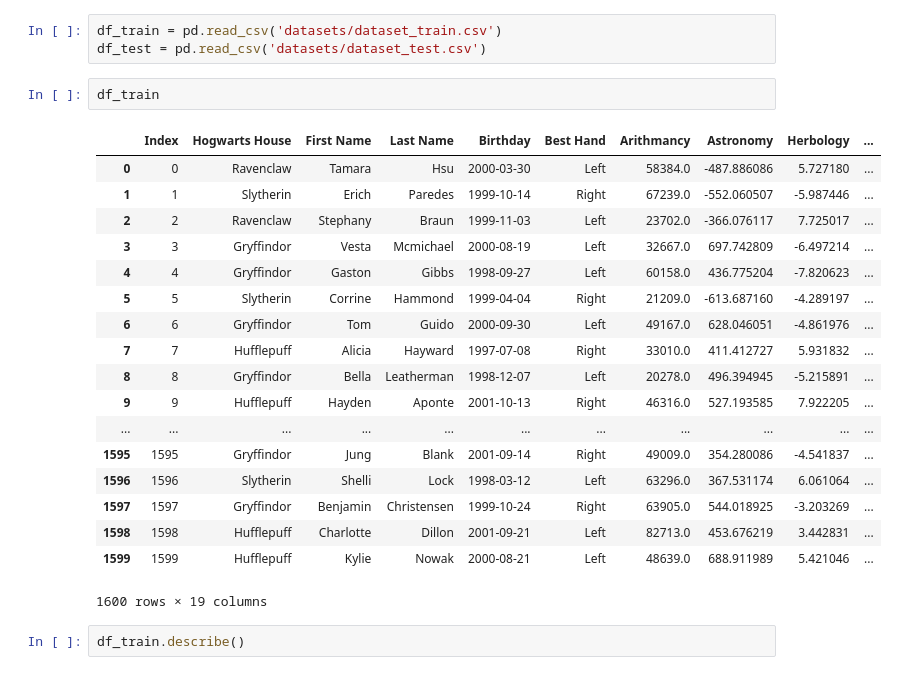
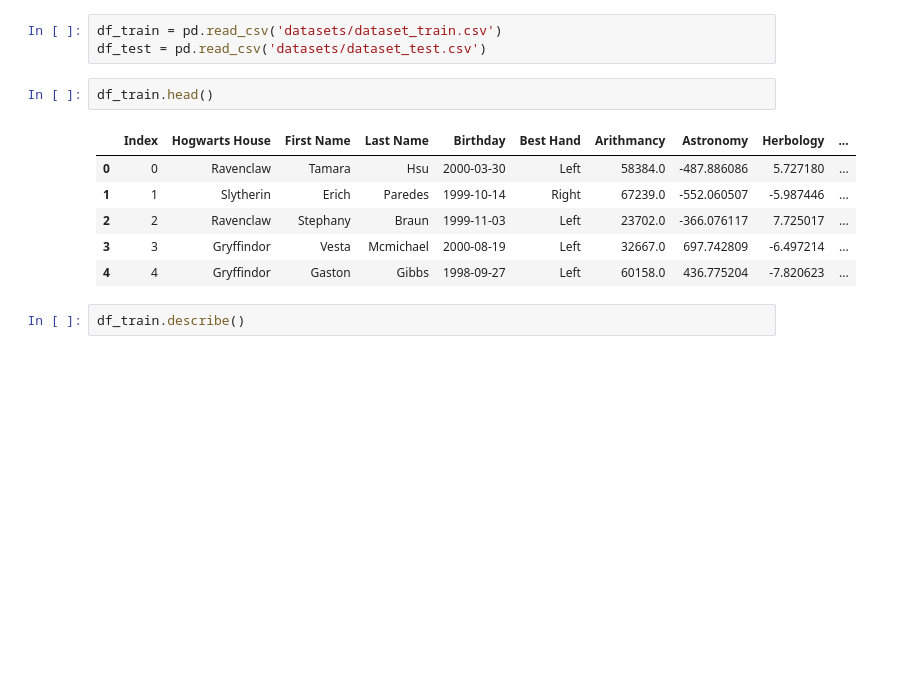
Before and after one commit to Sladge17/logistic_regression, a Jupyter notebook: logistic_regression.ipynb, the cells around one changed output. Saved outputs shown, nothing was run; the diff lists cells and outputs as text; blank space fills up the shorter version.

```diff
--- a/logistic_regression.ipynb
+++ b/logistic_regression.ipynb
@@ -5,26 +5,14 @@ import pandas as pd
 df_train = pd.read_csv('datasets/dataset_train.csv')
 df_test = pd.read_csv('datasets/dataset_test.csv')
 # %%
-df_train
+df_train.head()
 # %% [output]
 |  | Index | Hogwarts House | First Name | Last Name | Birthday | Best Hand | Arithmancy | Astronomy | Herbology | ... |
 | 0 | 0 | Ravenclaw | Tamara | Hsu | 2000-03-30 | Left | 58384.0 | -487.886086 | 5.727180 | ... |
 | 1 | 1 | Slytherin | Erich | Paredes | 1999-10-14 | Right | 67239.0 | -552.060507 | -5.987446 | ... |
 | 2 | 2 | Ravenclaw | Stephany | Braun | 1999-11-03 | Left | 23702.0 | -366.076117 | 7.725017 | ... |
 | 3 | 3 | Gryffindor | Vesta | Mcmichael | 2000-08-19 | Left | 32667.0 | 697.742809 | -6.497214 | ... |
 | 4 | 4 | Gryffindor | Gaston | Gibbs | 1998-09-27 | Left | 60158.0 | 436.775204 | -7.820623 | ... |
-| 5 | 5 | Slytherin | Corrine | Hammond | 1999-04-04 | Right | 21209.0 | -613.687160 | -4.289197 | ... |
-| 6 | 6 | Gryffindor | Tom | Guido | 2000-09-30 | Left | 49167.0 | 628.046051 | -4.861976 | ... |
-| 7 | 7 | Hufflepuff | Alicia | Hayward | 1997-07-08 | Right | 33010.0 | 411.412727 | 5.931832 | ... |
-| 8 | 8 | Gryffindor | Bella | Leatherman | 1998-12-07 | Left | 20278.0 | 496.394945 | -5.215891 | ... |
-| 9 | 9 | Hufflepuff | Hayden | Aponte | 2001-10-13 | Right | 46316.0 | 527.193585 | 7.922205 | ... |
-| ... | ... | ... | ... | ... | ... | ... | ... | ... | ... | ... |
-| 1595 | 1595 | Gryffindor | Jung | Blank | 2001-09-14 | Right | 49009.0 | 354.280086 | -4.541837 | ... |
-| 1596 | 1596 | Slytherin | Shelli | Lock | 1998-03-12 | Left | 63296.0 | 367.531174 | 6.061064 | ... |
-| 1597 | 1597 | Gryffindor | Benjamin | Christensen | 1999-10-24 | Right | 63905.0 | 544.018925 | -3.203269 | ... |
-| 1598 | 1598 | Hufflepuff | Charlotte | Dillon | 2001-09-21 | Left | 82713.0 | 453.676219 | 3.442831 | ... |
-| 1599 | 1599 | Hufflepuff | Kylie | Nowak | 2000-08-21 | Left | 48639.0 | 688.911989 | 5.421046 | ... |
-1600 rows × 19 columns
 # %%
 df_train.describe()
 # %% [output]
```
Also changed, not shown: 4 other files.
